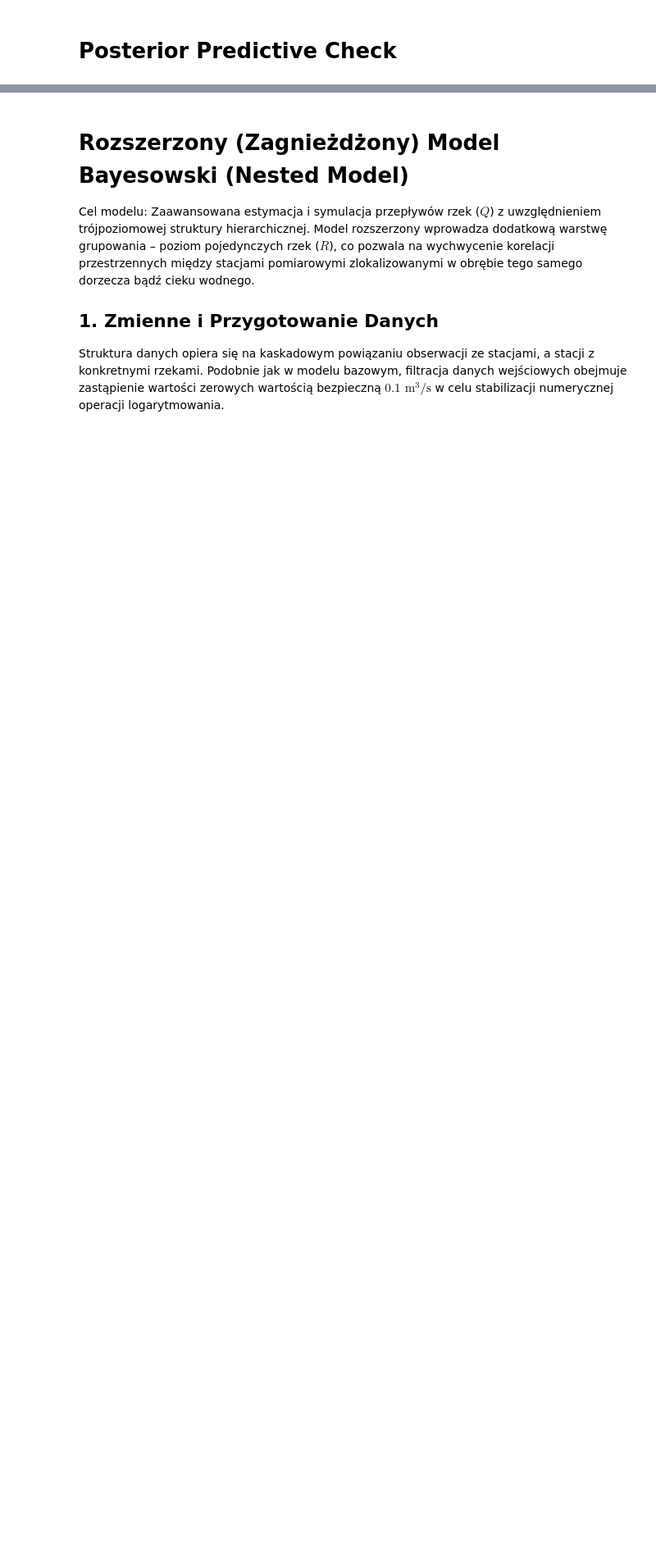
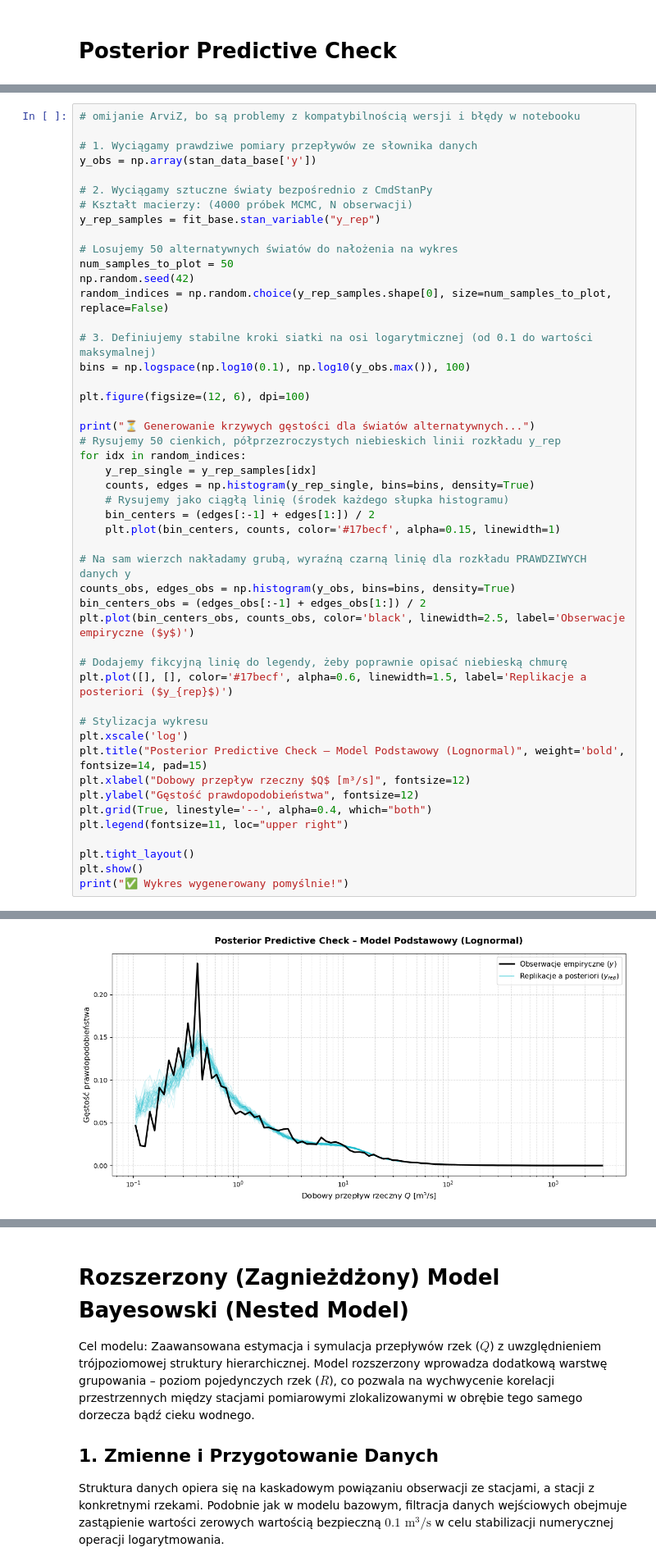
Before and after one commit to pjerzyna/Data-Analytics-Project, a Jupyter notebook: nested_hierarchical.ipynb, the cells around one changed output, grey strips where cells are left out. Shown at 82% size. Saved outputs shown, nothing was run; the diff lists cells and outputs as text; blank space fills up the shorter version.

Commit message:
basic model is done

```diff
--- a/nested_hierarchical.ipynb
+++ b/nested_hierarchical.ipynb
@@ -734,0 +708,49 @@ NameError: name 'idata_base' is not defined
+# %%
+# omijanie ArviZ, bo są problemy z kompatybilnością wersji i błędy w notebooku
+
+# 1. Wyciągamy prawdziwe pomiary przepływów ze słownika danych
+y_obs = np.array(stan_data_base['y'])
+
+# 2. Wyciągamy sztuczne światy bezpośrednio z CmdStanPy
+# Kształt macierzy: (4000 próbek MCMC, N obserwacji)
+y_rep_samples = fit_base.stan_variable("y_rep")
+
+# Losujemy 50 alternatywnych światów do nałożenia na wykres
+num_samples_to_plot = 50
+np.random.seed(42)
+random_indices = np.random.choice(y_rep_samples.shape[0], size=num_samples_to_plot, replace=False)
+
+# 3. Definiujemy stabilne kroki siatki na osi logarytmicznej (od 0.1 do wartości maksymalnej)
+bins = np.logspace(np.log10(0.1), np.log10(y_obs.max()), 100)
+
+plt.figure(figsize=(12, 6), dpi=100)
+
+print("⏳ Generowanie krzywych gęstości dla światów alternatywnych...")
+# Rysujemy 50 cienkich, półprzezroczystych niebieskich linii rozkładu y_rep
+for idx in random_indices:
+    y_rep_single = y_rep_samples[idx]
+    counts, edges = np.histogram(y_rep_single, bins=bins, density=True)
+    # Rysujemy jako ciągłą linię (środek każdego słupka histogramu)
+    bin_centers = (edges[:-1] + edges[1:]) / 2
+    plt.plot(bin_centers, counts, color='#17becf', alpha=0.15, linewidth=1)
+
+# Na sam wierzch nakładamy grubą, wyraźną czarną linię dla rozkładu PRAWDZIWYCH danych y
+counts_obs, edges_obs = np.histogram(y_obs, bins=bins, density=True)
+bin_centers_obs = (edges_obs[:-1] + edges_obs[1:]) / 2
+plt.plot(bin_centers_obs, counts_obs, color='black', linewidth=2.5, label='Obserwacje empiryczne ($y$)')
+
+# Dodajemy fikcyjną linię do legendy, żeby poprawnie opisać niebieską chmurę
+plt.plot([], [], color='#17becf', alpha=0.6, linewidth=1.5, label='Replikacje a posteriori ($y_{rep}$)')
+
+# Stylizacja wykresu
+plt.xscale('log')
+plt.title("Posterior Predictive Check – Model Podstawowy (Lognormal)", weight='bold', fontsize=14, pad=15)
+plt.xlabel("Dobowy przepływ rzeczny $Q$ [m³/s]", fontsize=12)
+plt.ylabel("Gęstość prawdopodobieństwa", fontsize=12)
+plt.grid(True, linestyle='--', alpha=0.4, which="both")
+plt.legend(fontsize=11, loc="upper right")
+
+plt.tight_layout()
+plt.show()
+print("✅ Wykres wygenerowany pomyślnie!")
+# %% [output]
@@ -734,0 +758 @@ NameError: name 'idata_base' is not defined
+[figure, added]
```
Also changed, not shown: parts of 17 cells of this notebook, 5 other files.
